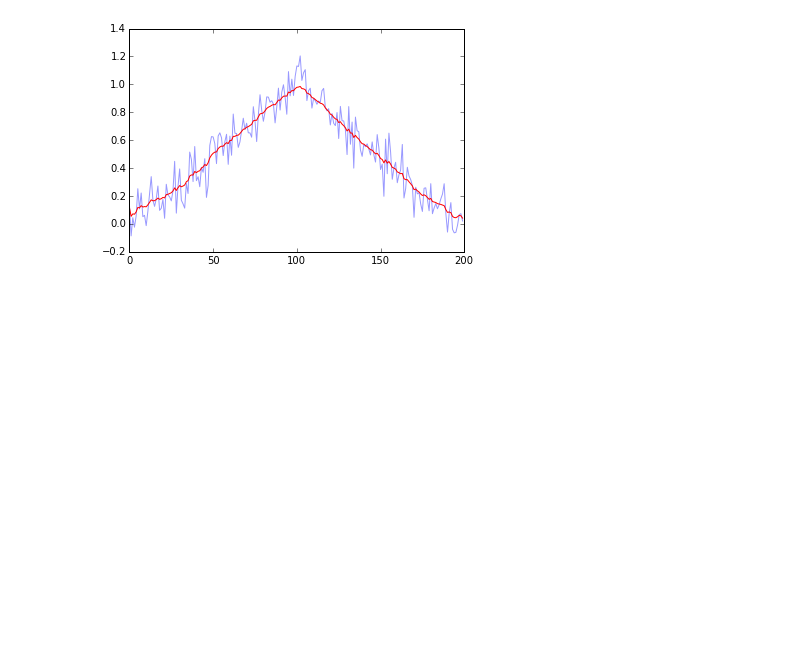
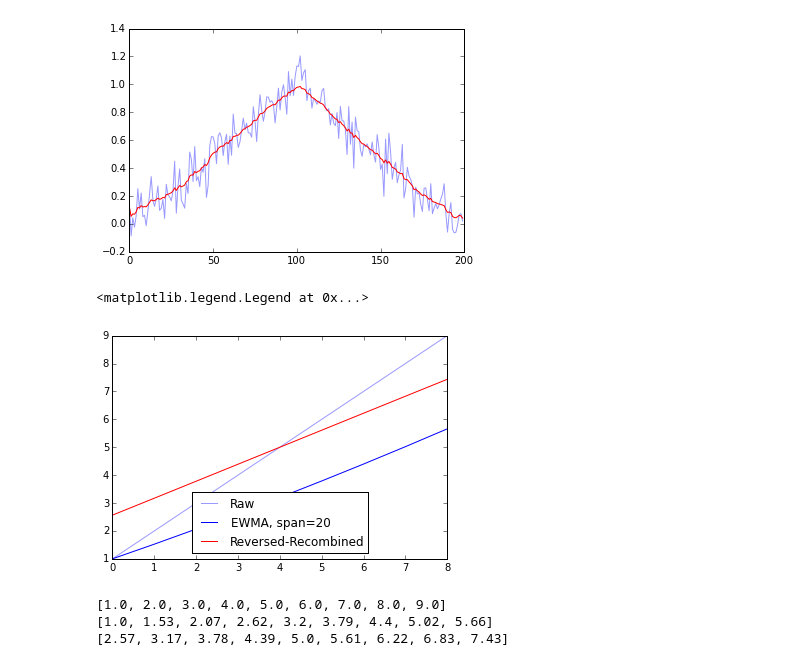
Before and after one commit to rhouck/gdp, a Jupyter notebook: tests.ipynb, the cells around one changed output. Cells and saved outputs as stored; diff of their text form; code cells hidden in the pictures; blank space fills up the shorter version.

```diff
--- a/tests.ipynb
+++ b/tests.ipynb
@@ -39,3 +39,32 @@ chart.plot( c, 'r', label='Reversed-Recombined' )
 # %% [output]
 [<matplotlib.lines.Line2D at 0x...>]
 [figure]
+# %%
+x = np.asarray([1,2,3,4,5,6,7,8,9])
+
+fig = plt.figure()
+chart = fig.add_subplot(111)
+chart.plot( x, alpha=0.4, label='Raw' )
+
+reg = ewma( x, span=20 )
+chart.plot( reg, 'b', label='EWMA, span=20' )
+
+# "corrected" (?) EWMA
+# take EWMA in both directions with a smaller span term
+fwd = ewma( x, span=15 )          # take EWMA in fwd direction
+bwd = ewma( x[::-1], span=15 )    # take EWMA in bwd direction
+c = np.vstack(( fwd, bwd[::-1] )) # lump fwd and bwd together
+rev = np.mean( c, axis=0 )          # average
+chart.plot( rev, 'r', label='Reversed-Recombined' )
+chart.legend(loc=8)
+# %% [output]
+<matplotlib.legend.Legend at 0x...>
+[figure, added]
+# %%
+print [float("%0.2f" % (i)) for i in x]
+print [float("%0.2f" % (r)) for r in reg]
+print [float("%0.2f" % (r)) for r in rev]
+# %% [output]
+[1.0, 2.0, 3.0, 4.0, 5.0, 6.0, 7.0, 8.0, 9.0]
+[1.0, 1.53, 2.07, 2.62, 3.2, 3.79, 4.4, 5.02, 5.66]
+[2.57, 3.17, 3.78, 4.39, 5.0, 5.61, 6.22, 6.83, 7.43]
```
Also changed, not shown: 1 other file.
